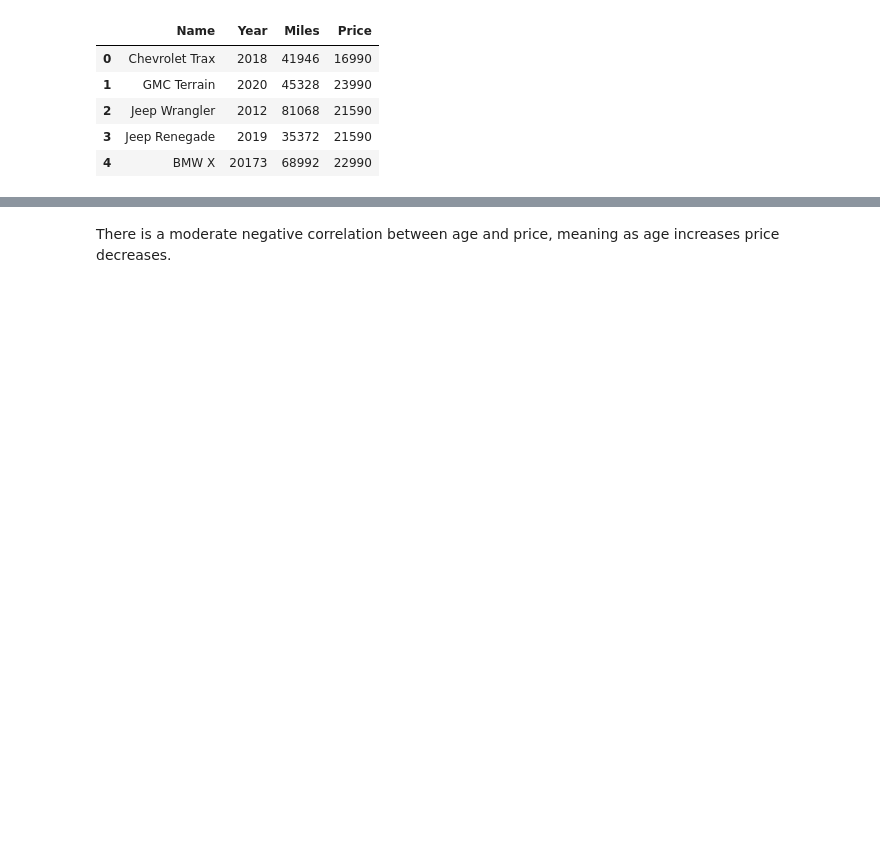
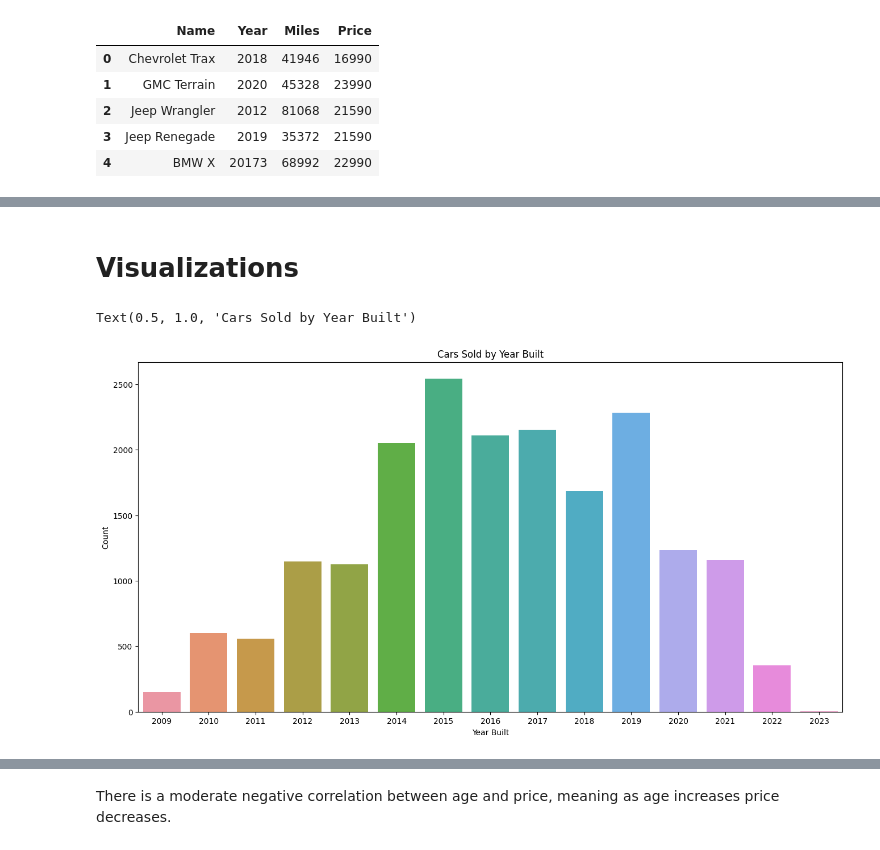
Before and after one commit to dylanjones248/Data-Science-Portfolio, a Jupyter notebook: Carvana Price Predictor.ipynb, the cells around one changed output, grey strips where cells are left out. Drawn from its saved outputs; the diff is of its cells as text; code cells hidden in the pictures; blank space fills up the shorter version.

```diff
--- a/Carvana Price Predictor.ipynb
+++ b/Carvana Price Predictor.ipynb
@@ -13,5 +17,6 @@ os.getcwd()
 # %%
-car_data = pd.read_csv('Data-Science-Portfolio/Data/carvana.csv')
+# Import CSV file and explore data
+car_data = pd.read_csv('Data/carvana.csv')
 
 car_data.head()
 # %% [output]
@@ -42,0 +138,10 @@ Show relationship between 'Age' and 'Price'
+# %%
+# Copy the dataframe and remove entries with a null value
+car_data2 =car_data.copy()
+car_data2 = car_data2.dropna()
+# %%
+# Convert 'Year' and 'Age' columns to int
+car_data2['Year'] = car_data2['Year'].astype('int32')
+car_data2['Age'] = car_data2['Age'].astype('int32')
+
+car_data2.head()
@@ -42,0 +155,13 @@ Show relationship between 'Age' and 'Price'
+# %% [markdown]
+# Visualizations
+# %%
+# Show the number of cars sold by year built
+fig, ax = plt.subplots(figsize=(16, 8))
+
+sns.countplot(x='Year', data=car_data2)
+plt.xlabel('Year Built')
+plt.ylabel('Count')
+plt.title('Cars Sold by Year Built')
+# %% [output]
+Text(0.5, 1.0, 'Cars Sold by Year Built')
+[figure, added]
```
Also changed, not shown: parts of 31 cells of this notebook.
